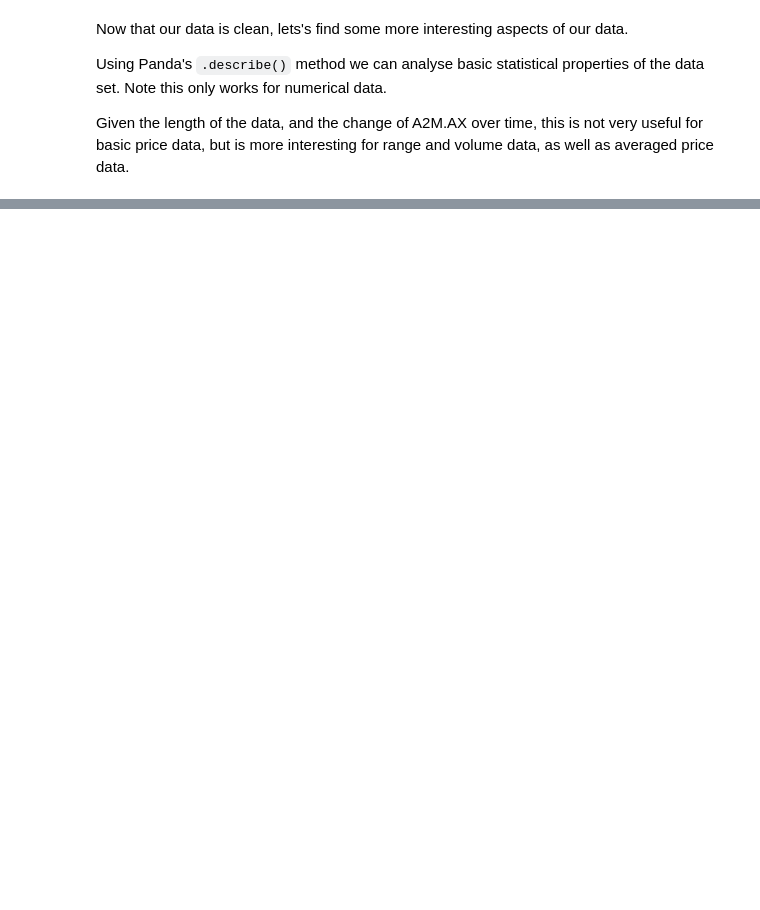
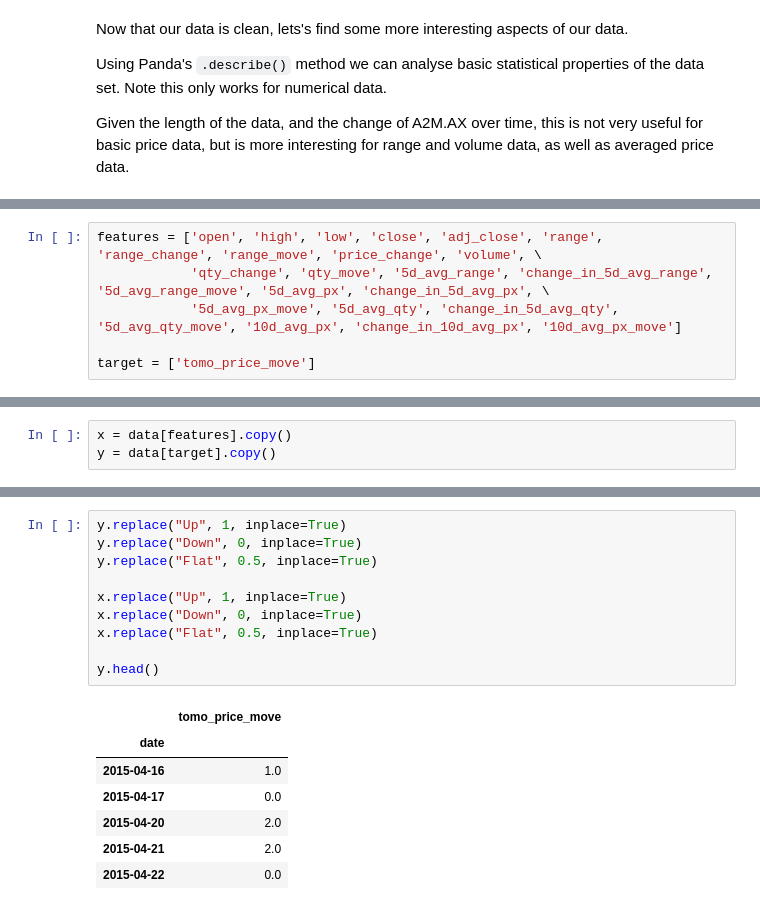
Before and after one commit to stnorling/Python-DS-UCSD, a Jupyter notebook: Final-Project/A2M.ipynb, the cells around one changed output, grey strips where cells are left out. Saved outputs shown, nothing was run; the diff lists cells and outputs as text; blank space fills up the shorter version.

```diff
--- a/Final-Project/A2M.ipynb
+++ b/Final-Project/A2M.ipynb
@@ -134,0 +223,6 @@ Let's fix some of the rounding as it doesn't need to be 6 d.p. for all features.
+# %%
+features = ['open', 'high', 'low', 'close', 'adj_close', 'range', 'range_change', 'range_move', 'price_change', 'volume', \
+            'qty_change', 'qty_move', '5d_avg_range', 'change_in_5d_avg_range', '5d_avg_range_move', '5d_avg_px', 'change_in_5d_avg_px', \
+            '5d_avg_px_move', '5d_avg_qty', 'change_in_5d_avg_qty', '5d_avg_qty_move', '10d_avg_px', 'change_in_10d_avg_px', '10d_avg_px_move']
+
+target = ['tomo_price_move']
@@ -134,0 +231,3 @@ Let's fix some of the rounding as it doesn't need to be 6 d.p. for all features.
+# %%
+x = data[features].copy()
+y = data[target].copy()
@@ -134,0 +256,18 @@ Let's fix some of the rounding as it doesn't need to be 6 d.p. for all features.
+# %%
+y.replace("Up", 1, inplace=True)
+y.replace("Down", 0, inplace=True)
+y.replace("Flat", 0.5, inplace=True)
+
+x.replace("Up", 1, inplace=True)
+x.replace("Down", 0, inplace=True)
+x.replace("Flat", 0.5, inplace=True)
+
+y.head()
+# %% [output]
+|  | tomo_price_move |
+| date |  |
+| 2015-04-16 | 1.0 |
+| 2015-04-17 | 0.0 |
+| 2015-04-20 | 2.0 |
+| 2015-04-21 | 2.0 |
+| 2015-04-22 | 0.0 |
```
Also changed, not shown: parts of 46 cells of this notebook, 1 other file.
